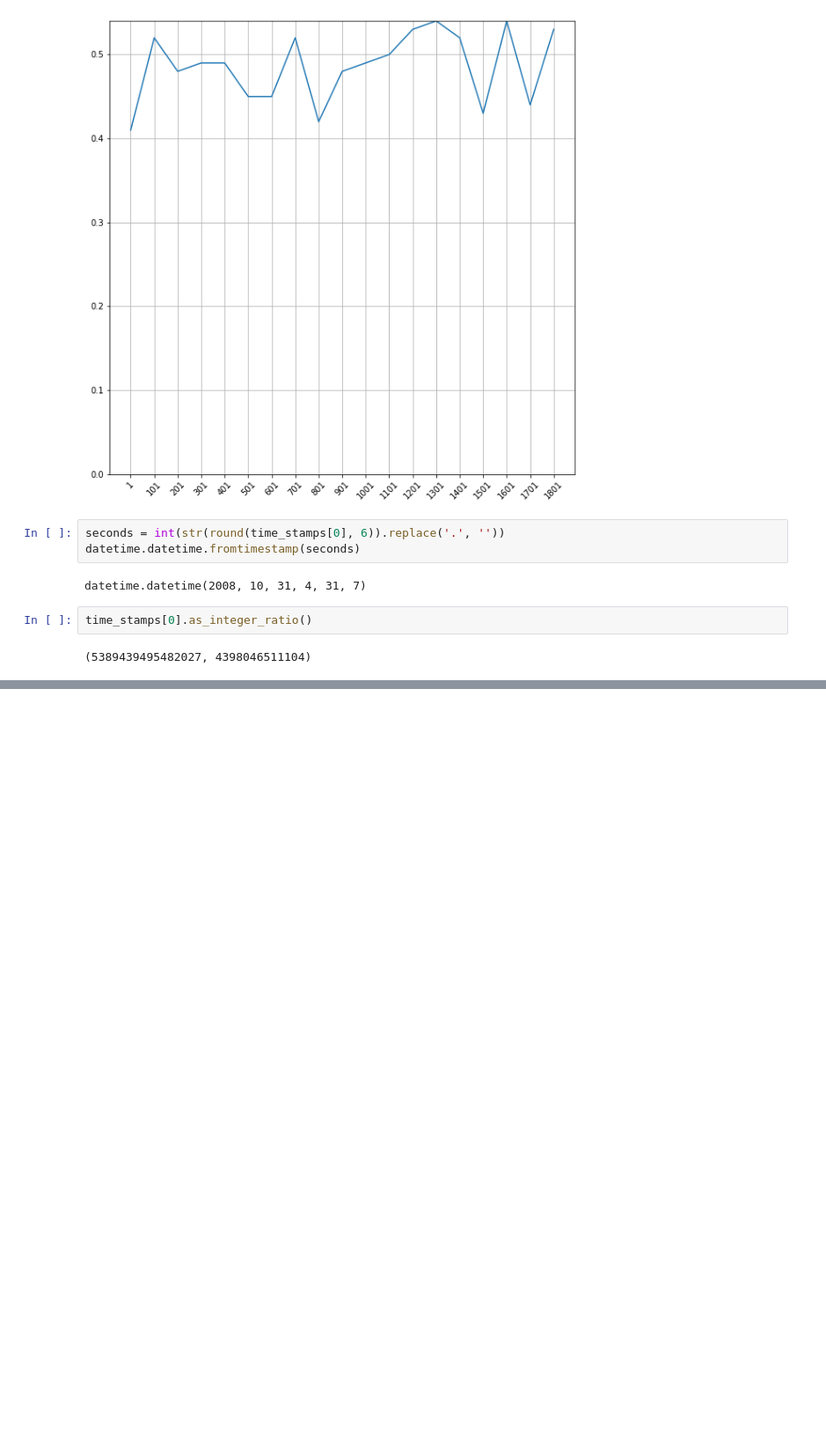
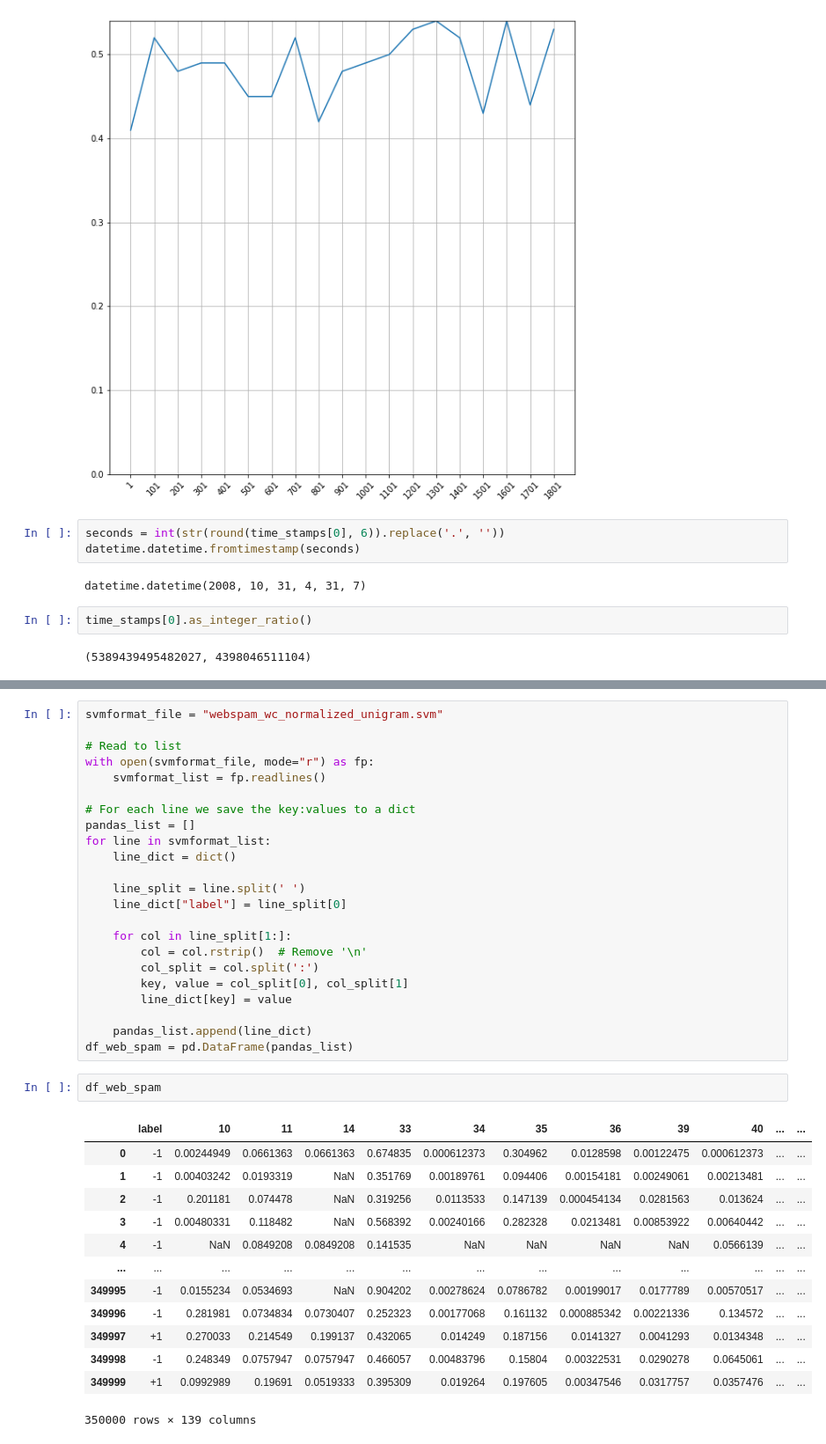
Before and after one commit to Dionidgy/ML, a Jupyter notebook: lifelong/lifelong.ipynb, the cells around one changed output, grey strips where cells are left out. Shown: that part at 88% size. Drawn from its saved outputs; the diff is of its cells as text; blank space fills up the shorter version.

```diff
--- a/lifelong/lifelong.ipynb
+++ b/lifelong/lifelong.ipynb
@@ -660,0 +764,39 @@ time_stamps[0].as_integer_ratio()
+# %%
+svmformat_file = "webspam_wc_normalized_unigram.svm"
+
+# Read to list
+with open(svmformat_file, mode="r") as fp:
+    svmformat_list = fp.readlines()
+
+# For each line we save the key:values to a dict
+pandas_list = []
+for line in svmformat_list:
+    line_dict = dict()
+
+    line_split = line.split(' ')
+    line_dict["label"] = line_split[0]
+
+    for col in line_split[1:]:
+        col = col.rstrip()  # Remove '\n'
+        col_split = col.split(':')
+        key, value = col_split[0], col_split[1]
+        line_dict[key] = value
+
+    pandas_list.append(line_dict)
+df_web_spam = pd.DataFrame(pandas_list)
+# %%
+df_web_spam
+# %% [output]
+|  | label | 10 | 11 | 14 | 33 | 34 | 35 | 36 | 39 | 40 | ... | ... |
+| 0 | -1 | 0.00244949 | 0.0661363 | 0.0661363 | 0.674835 | 0.000612373 | 0.304962 | 0.0128598 | 0.00122475 | 0.000612373 | ... | ... |
+| 1 | -1 | 0.00403242 | 0.0193319 | NaN | 0.351769 | 0.00189761 | 0.094406 | 0.00154181 | 0.00249061 | 0.00213481 | ... | ... |
+| 2 | -1 | 0.201181 | 0.074478 | NaN | 0.319256 | 0.0113533 | 0.147139 | 0.000454134 | 0.0281563 | 0.013624 | ... | ... |
+| 3 | -1 | 0.00480331 | 0.118482 | NaN | 0.568392 | 0.00240166 | 0.282328 | 0.0213481 | 0.00853922 | 0.00640442 | ... | ... |
+| 4 | -1 | NaN | 0.0849208 | 0.0849208 | 0.141535 | NaN | NaN | NaN | NaN | 0.0566139 | ... | ... |
+| ... | ... | ... | ... | ... | ... | ... | ... | ... | ... | ... | ... | ... |
+| 349995 | -1 | 0.0155234 | 0.0534693 | NaN | 0.904202 | 0.00278624 | 0.0786782 | 0.00199017 | 0.0177789 | 0.00570517 | ... | ... |
+| 349996 | -1 | 0.281981 | 0.0734834 | 0.0730407 | 0.252323 | 0.00177068 | 0.161132 | 0.000885342 | 0.00221336 | 0.134572 | ... | ... |
+| 349997 | +1 | 0.270033 | 0.214549 | 0.199137 | 0.432065 | 0.014249 | 0.187156 | 0.0141327 | 0.0041293 | 0.0134348 | ... | ... |
+| 349998 | -1 | 0.248349 | 0.0757947 | 0.0757947 | 0.466057 | 0.00483796 | 0.15804 | 0.00322531 | 0.0290278 | 0.0645061 | ... | ... |
+| 349999 | +1 | 0.0992989 | 0.19691 | 0.0519333 | 0.395309 | 0.019264 | 0.197605 | 0.00347546 | 0.0317757 | 0.0357476 | ... | ... |
+350000 rows × 139 columns
```
Also changed, not shown: parts of 27 cells of this notebook.
